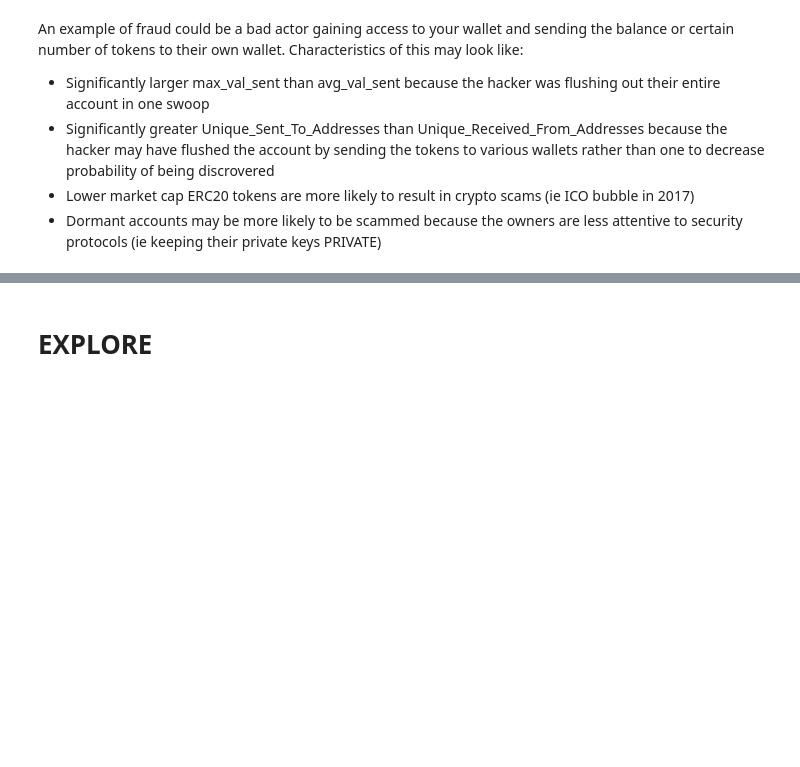
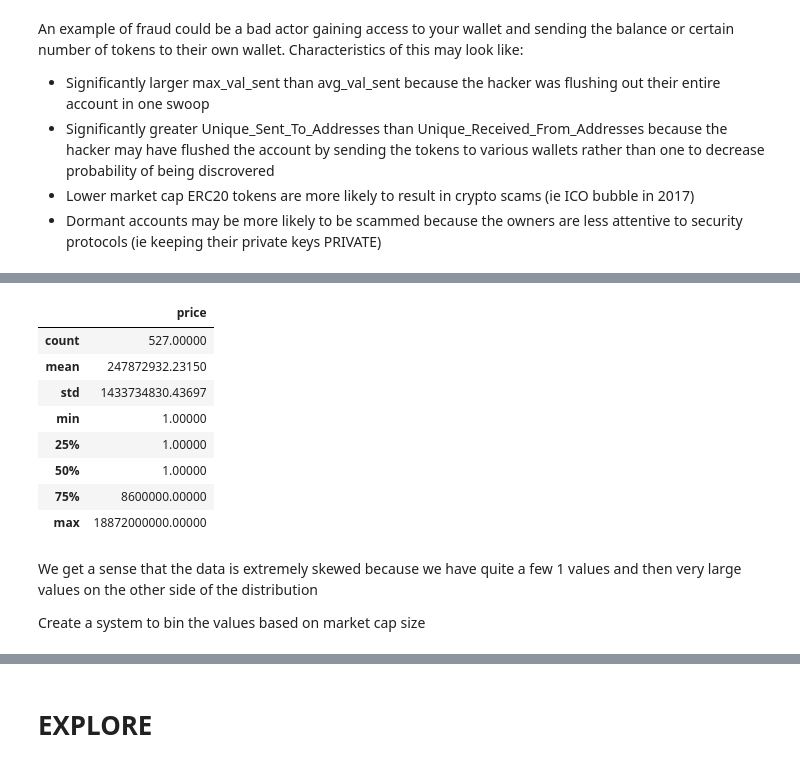
Before and after one commit to kuninethan95/OSEMN, a Jupyter notebook: index_OSEMN.ipynb, the cells around one changed output, grey strips where cells are left out. Drawn from its saved outputs; the diff is of its cells as text; code cells hidden in the pictures; blank space fills up the shorter version.

Commit message:
finishing dictionary

```diff
--- a/index_OSEMN.ipynb
+++ b/index_OSEMN.ipynb
@@ -518,0 +533,40 @@ token_dict2 = {'Numeraire':330000000, 'Livepeer Token':809000000, 'XENON':1, 'EO
+# %%
+# Marketcap sourced from CoinGecko
+
+sent_only_dict = {
+ 'UTRUST':258000000,'Decentralized Application Coin':1,'Happy Coin':1,'DAPSTOKEN':1,'Guaranteed Entrance Token':1,
+ 'Po.et':698000,'Lucky Token':1,'EduCoin':2700000,'1World':2250000,'Crypto20':181000000,
+ 'AdBank':5400000,'CultureVirtue':1,'QUBE':1,
+ 'WePower':21000000,'Everex':19000000,'realchain':1,'DADI':1,'Aeron':410000,'AirToken':1,'WaBi':26000000,
+ 'WTT':165000,'WIKI Token':290000,'IDICE':1,'Storm':356000000,'Sether':395000,
+ 'The Token Fund':1,'Trace':876000,'Countinghouse Fund':1,'0xcert Protocol Token':2200000,'Hawala':1,
+ 'NapoleonX':9800000,'Blackmoon Crypto Token':1,'Fantom Token':1656000000,
+ 'POWERBANK':1,'Aditus':219000,'ChangeBank':1,'Adshares':7760000,'Monolith TKN':10000000,
+ 'CCRB':1,'Digix Gold Token':4300000,'Maker':4368000000,'Cobinhood':201000,
+ 'Measurable Data Token':35000000,'Decent.Bet Token':68000,
+ 'HOQU Token':1,'Feed':1,'SIRIN':9800000,'QASH':35000000,'AirSwap':58000000,'TrueFlip':3000000,
+ 'MOT':1,'Vezt':1,'CoinBene Coin':1840000,'dmb.top':1,'WanCoin':1,'Nebula AI Token':1,
+ 'Identity Hub Token':1,'Aigang':1,'UnlimitedIP Token':13000000,'PRG':1,'300 Token':1,'RUFF':14000000,
+ 'Blocktix':445000,'FOAM Token':23000000,'Banker Token':1,'SunContract':5600000,'Magna':1,
+ 'Friendz Coin':1700000,'AVT':6500000, 'Opus':617000,'DRP Utility':1,
+ 'ARBITRAGE':99000,'CarTaxi':1,'SCAM Seal Token':1,'IDEX Membership':1,'RipioCreditNetwork': 68000000,
+ 'BMChain Token':1,'BOMB':3000000,'Piggies':1,'Litecoin One':1,'TezosTKN':5138000000,'Cai Token':1,
+ 'BitDice':1,'Loom':99000000,'ethereumAI Token':1,'eBTC':1,'VIB':16000000,'Enigma':12000000,
+ 'Propy':81000000,'SeratioCoin':1,'IUNGO':1,'TYT':1,'PangeaCoinICO':1,'Synthetix Network Token':3220000000,
+ 'ETHWrapper':1,'Bounty0x':732000,'CharterCoin':1, 'CoinBoin':1,'ChainLink Token':18872000000,
+ 'BANCA':1484000,'BIX Token':1,'Theta Token':1,'DNA':1}
+# %%
+# https://www.geeksforgeeks.org/python-merging-two-dictionaries/
+# Create one dictionary that contains prices for all coins
+
+def Merge(dict1, dict2):
+    res = {**dict1, **dict2}
+    return res
+# %%
+all_coins = Merge(token_rec_dict, sent_only_dict)
+# %%
+# Turn dictionary into DataFrame so we can evaluate it
+
+series_coins = pd.Series(all_coins)
+df_all_coins = pd.DataFrame(series_coins)
+df_all_coins = df_all_coins.rename(columns={0:'price'})
@@ -518,0 +582,18 @@ token_dict2 = {'Numeraire':330000000, 'Livepeer Token':809000000, 'XENON':1, 'EO
+# %%
+pd.options.display.float_format = '{:.5f}'.format
+
+df_all_coins.describe()
+# %% [output]
+|  | price |
+| count | 527.00000 |
+| mean | 247872932.23150 |
+| std | 1433734830.43697 |
+| min | 1.00000 |
+| 25% | 1.00000 |
+| 50% | 1.00000 |
+| 75% | 8600000.00000 |
+| max | 18872000000.00000 |
+# %% [markdown]
+We get a sense that the data is extremely skewed because we have quite a few 1 values and then very large values on the other side of the distribution
+
+Create a system to bin the values based on market cap size
```
Also changed, not shown: parts of 31 cells of this notebook.
